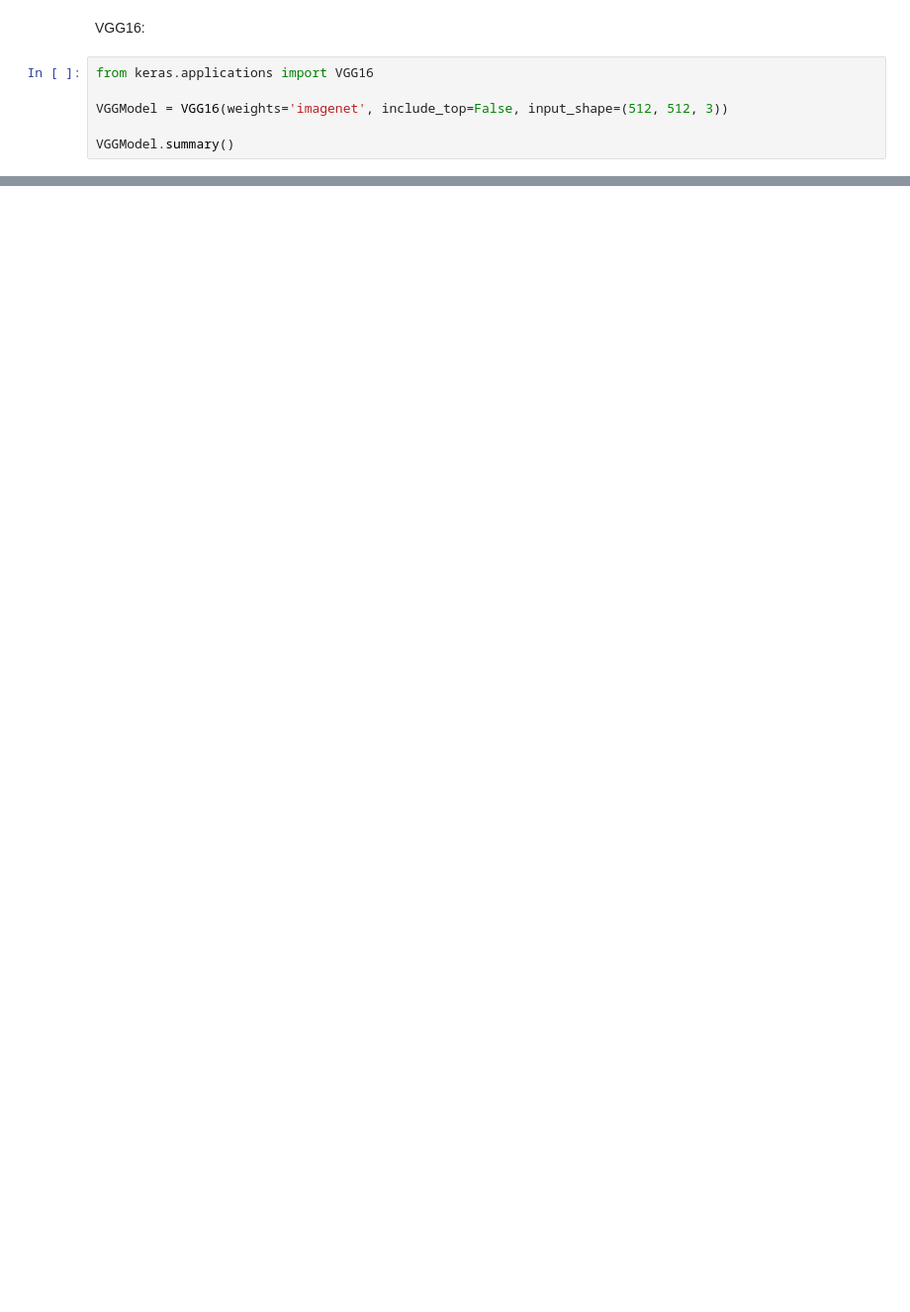
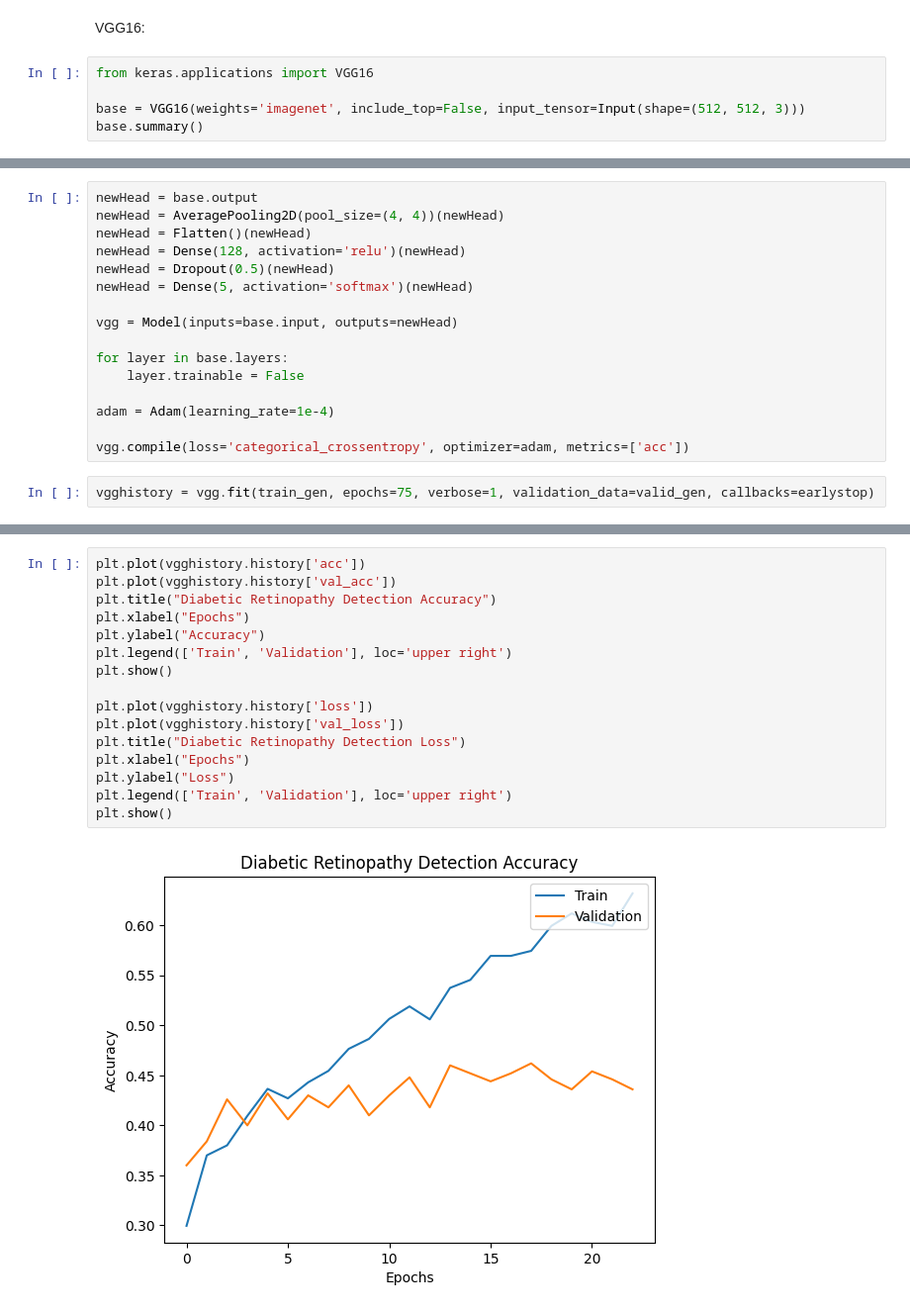
Before and after one commit to UDulius/grading-diabetic-retinopathy, a Jupyter notebook: grading-diabetic-retinopathy/grading-diabetic-retinopathy.ipynb, the cells around one changed output, grey strips where cells are left out. Shown at 99% size. Drawn from its saved outputs; the diff is of its cells as text; blank space fills up the shorter version.

```diff
--- a/grading-diabetic-retinopathy/grading-diabetic-retinopathy.ipynb
+++ b/grading-diabetic-retinopathy/grading-diabetic-retinopathy.ipynb
@@ -363,7 +458,6 @@ VGG16:
 # %%
 from keras.applications import VGG16
 
-VGGModel = VGG16(weights='imagenet', include_top=False, input_shape=(512, 512, 3))
-
-VGGModel.summary()
+base = VGG16(weights='imagenet', include_top=False, input_tensor=Input(shape=(512, 512, 3)))
+base.summary()
 # %% [output]
@@ -384,3 +478,21 @@ Total params: 14,714,688
 Trainable params: 14,714,688
 Non-trainable params: 0
 _________________________________________________________________
+# %%
+newHead = base.output
+newHead = AveragePooling2D(pool_size=(4, 4))(newHead)
+newHead = Flatten()(newHead)
+newHead = Dense(128, activation='relu')(newHead)
+newHead = Dropout(0.5)(newHead)
+newHead = Dense(5, activation='softmax')(newHead)
+
+vgg = Model(inputs=base.input, outputs=newHead)
+
+for layer in base.layers:
+    layer.trainable = False
+
+adam = Adam(learning_rate=1e-4)
+
+vgg.compile(loss='categorical_crossentropy', optimizer=adam, metrics=['acc'])
+# %%
+vgghistory = vgg.fit(train_gen, epochs=75, verbose=1, validation_data=valid_gen, callbacks=earlystop)
@@ -386,0 +517,18 @@ _________________________________________________________________
+# %%
+plt.plot(vgghistory.history['acc'])
+plt.plot(vgghistory.history['val_acc'])
+plt.title("Diabetic Retinopathy Detection Accuracy")
+plt.xlabel("Epochs")
+plt.ylabel("Accuracy")
+plt.legend(['Train', 'Validation'], loc='upper right')
+plt.show()
+
+plt.plot(vgghistory.history['loss'])
+plt.plot(vgghistory.history['val_loss'])
+plt.title("Diabetic Retinopathy Detection Loss")
+plt.xlabel("Epochs")
+plt.ylabel("Loss")
+plt.legend(['Train', 'Validation'], loc='upper right')
+plt.show()
+# %% [output]
+[figure, added]
```
Also changed, not shown: parts of 44 cells of this notebook.
